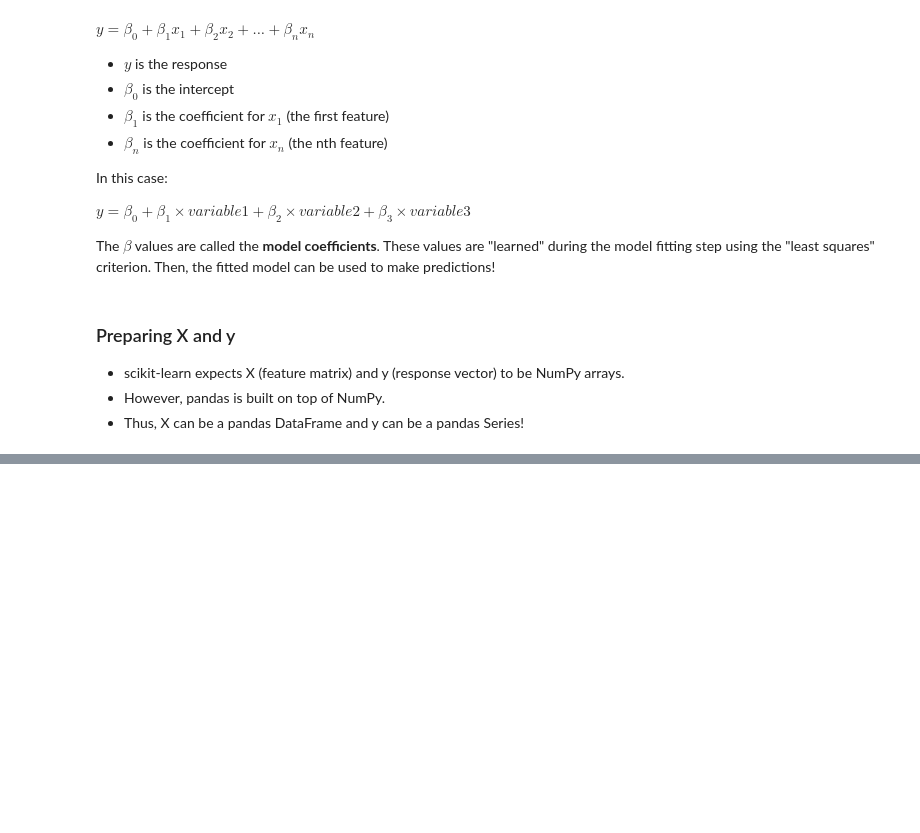
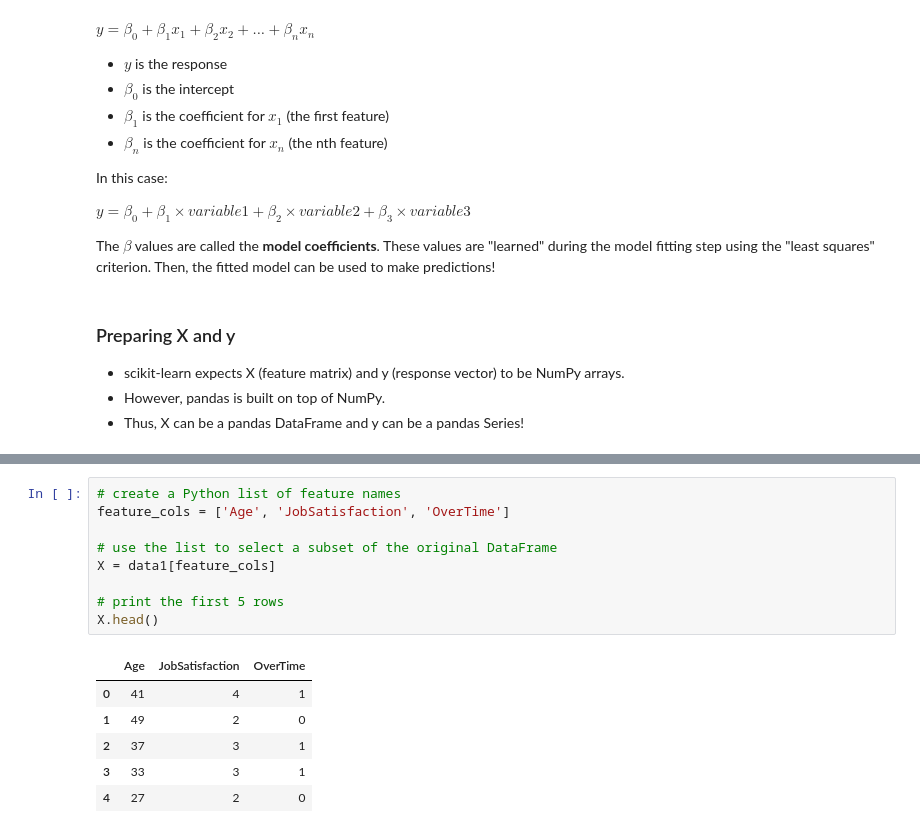
Before and after one commit to Gervig/Business-Intelligence, a Jupyter notebook: MP3/MP3 - Casper.ipynb, the cells around one changed output, grey strips where cells are left out. Cells and saved outputs as stored; diff of their text form; blank space fills up the shorter version.

```diff
--- a/MP3/MP3 - Casper.ipynb
+++ b/MP3/MP3 - Casper.ipynb
@@ -598,0 +618,16 @@ The $\beta$ values are called the **model coefficients**. These values are "lear
+# %%
+# create a Python list of feature names
+feature_cols = ['Age', 'JobSatisfaction', 'OverTime']
+
+# use the list to select a subset of the original DataFrame
+X = data1[feature_cols]
+
+# print the first 5 rows
+X.head()
+# %% [output]
+|  | Age | JobSatisfaction | OverTime |
+| 0 | 41 | 4 | 1 |
+| 1 | 49 | 2 | 0 |
+| 2 | 37 | 3 | 1 |
+| 3 | 33 | 3 | 1 |
+| 4 | 27 | 2 | 0 |
```
Also changed, not shown: parts of 36 cells of this notebook.
